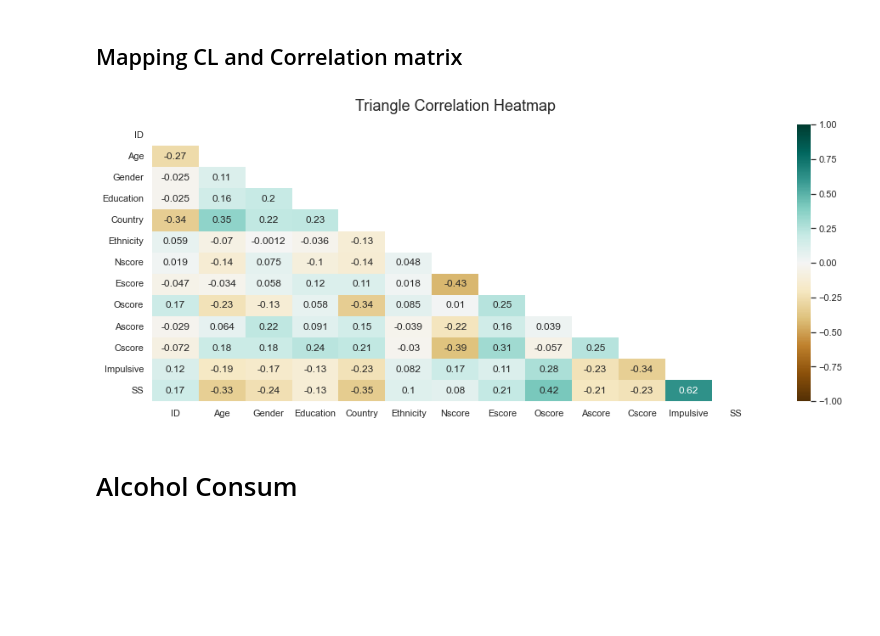
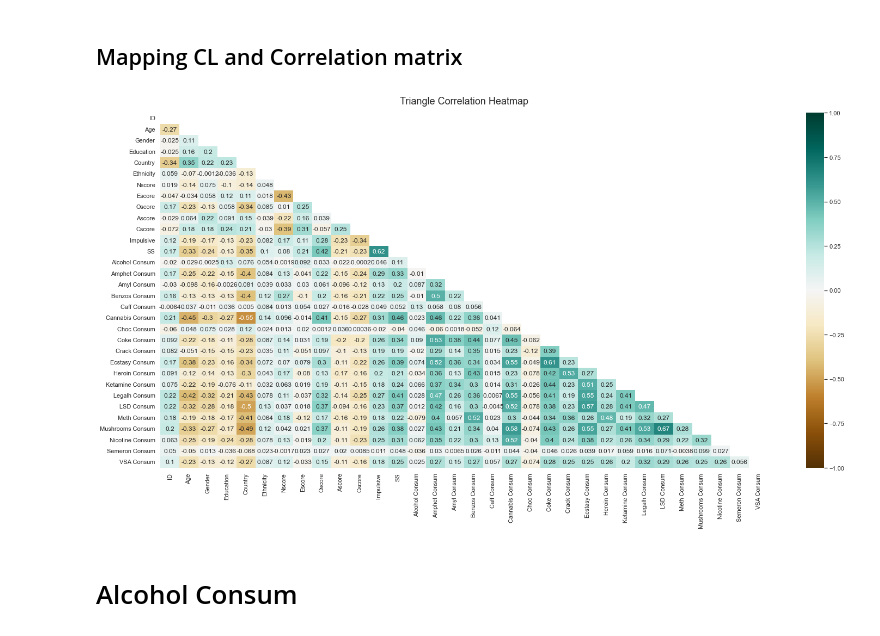
Before and after one commit to ras-000212/ESILV4-DIA-DataAnalysis-Project, a Jupyter notebook: data_analysis.ipynb, the cells around one changed output. Cells and saved outputs as stored; diff of their text form; code cells hidden in the pictures; blank space fills up the shorter version.

```diff
--- a/data_analysis.ipynb
+++ b/data_analysis.ipynb
@@ -275,15 +383,15 @@ for i in drugs:
 # %% [markdown]
 ## Mapping CL and Correlation matrix
 # %%
-cor = df.iloc[:,0:13].corr()
-plt.figure(figsize=(16, 6))
+cor = df.corr()
+plt.figure(figsize=(25, 12))
 # define the mask to set the values in the upper triangle to True
 sns.set_theme(style="whitegrid")
 mask = np.triu(np.ones_like(cor))
 heatmap = sns.heatmap(cor,mask=mask, vmin=-1, vmax=1, annot=True, cmap='BrBG')
 heatmap.set_title('Triangle Correlation Heatmap', fontdict={'fontsize':18}, pad=16);
 # %% [output]
-[figure, old version]
+[figure, new version]
 # %% [markdown]
 # Alcohol Consum
 # %%
```
Also changed, not shown: parts of 29 cells of this notebook.
